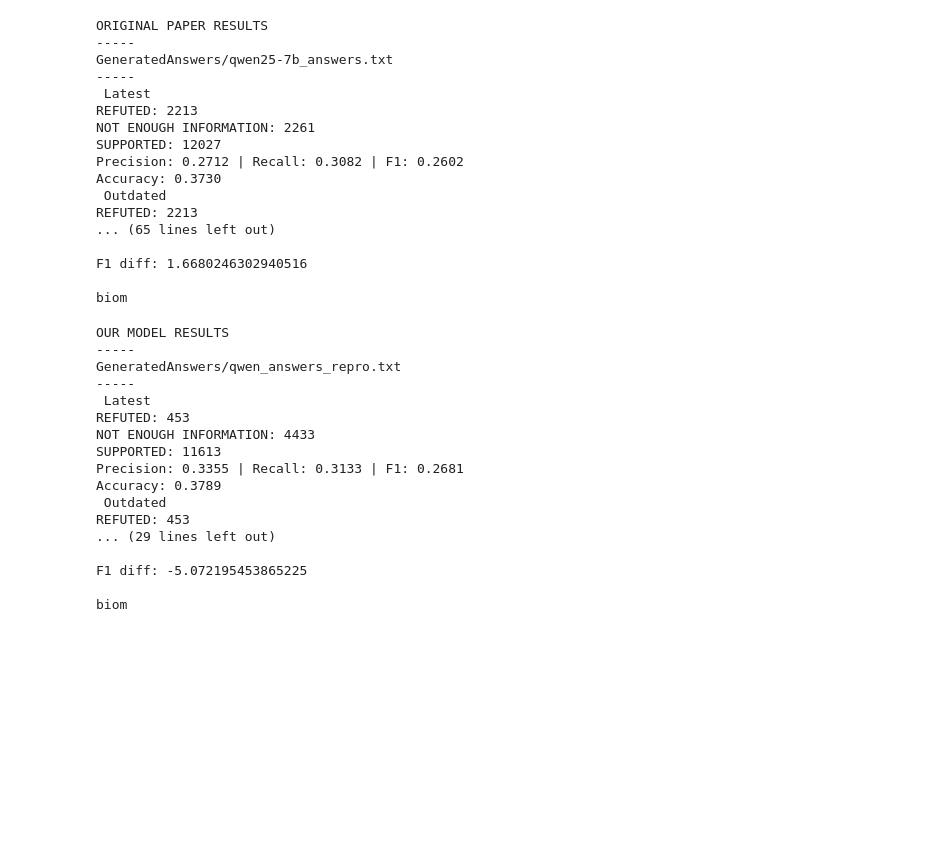
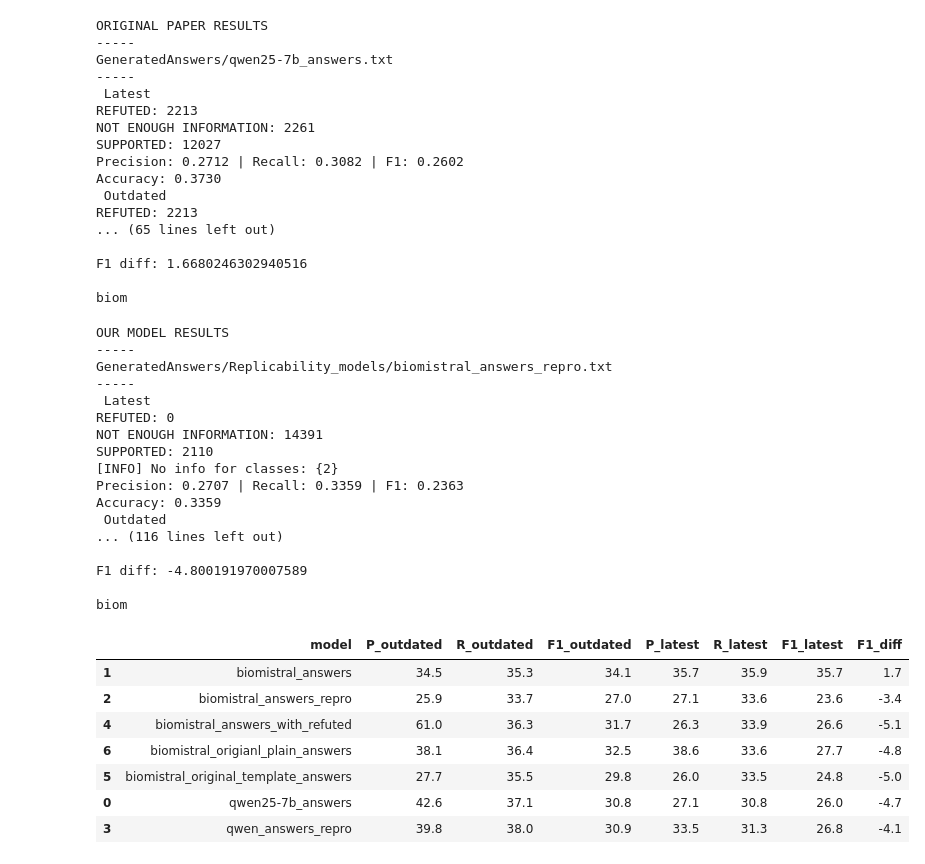
Before and after one commit to MiriamEspinosa/Reproducibility, a Jupyter notebook: Code/experiments_reproduce.ipynb, the cells around one changed output. Saved outputs shown, nothing was run; the diff lists cells and outputs as text; code cells hidden in the pictures; blank space fills up the shorter version.

```diff
--- a/Code/experiments_reproduce.ipynb
+++ b/Code/experiments_reproduce.ipynb
@@ -129,5 +127,5 @@ filenames_repro = ["GeneratedAnswers/"+f for f in filenames_repro]
 # %%
-filenames_repro.append("../HPC_results/biomistral_answers_with_refuted.txt")
+#filenames_repro.append("../HPC_results/biomistral_answers_with_refuted.txt")
 for file in filenames_repro:
     print(file)
 # %% [output]
@@ -339,45 +350,75 @@ biom
 # %%
 print('OUR MODEL RESULTS')
 for file in filenames_repro:
+    pat = re.compile(r'([^/\\]+)\.txt$', re.IGNORECASE)
+    name_re = pat.search(file).group(1)
     print('-----')
     print(file)
     print('-----')
     print(" Latest")
-    our_f1_latest = get_predictions_change_knowledge(file, label_type='NEWEST', old=False)
+    p_latest, r_latest, f1_latest = get_predictions_change_knowledge(file, label_type='NEWEST', old=False)
     print(" Outdated")
-    our_f1_outdated = get_predictions_change_knowledge(file, label_type='OUTDATED', old=False)
+    p_outdated, r_outdated, f1_outdated = get_predictions_change_knowledge(file, label_type='OUTDATED', old=False)
     print('')
-    print(f"F1 diff: {(our_f1_latest - our_f1_outdated)*100}")
+    f1_diff = (f1_latest - f1_outdated)*100
+    print(f"F1 diff: {f1_diff}")
     print('')
 
-    our_diff = (our_f1_latest - our_f1_outdated) * 100
+    df.loc[len(df)] = {
+        'model':      name_re,
+        'P_outdated': round(p_outdated * 100, 1),
+        'R_outdated': round(r_outdated * 100, 1),
+        'F1_outdated': round(f1_outdated * 100, 1),
+        'P_latest':   round(p_latest * 100, 1),
+        'R_latest':   round(r_latest * 100, 1),
+        'F1_latest':  round(f1_latest * 100, 1),
+        'F1_diff':    round(f1_diff, 1)
+    }
+
+
+
+
+    our_diff = f1_diff
+
 
     print( file.split("/")[-1][:4])
     # find matching original row (same file)
     for row in summary_rows:
         if row["file"] == file.split("/")[-1][:4]:
-            row["our_latest"] = round(our_f1_latest*100,1)
-            row["our_outdated"] = round(our_f1_outdated*100,1)
+            row["our_latest"] = round(f1_latest*100,1)
+            row["our_outdated"] = round(f1_outdated*100,1)
             row["our_diff"] = round(our_diff,1)
             break
 # %% [output]
 OUR MODEL RESULTS
 -----
-GeneratedAnswers/qwen_answers_repro.txt
+GeneratedAnswers/Replicability_models/biomistral_answers_repro.txt
 -----
  Latest
-REFUTED: 453
-NOT ENOUGH INFORMATION: 4433
-SUPPORTED: 11613
-Precision: 0.3355 | Recall: 0.3133 | F1: 0.2681
-Accuracy: 0.3789
+REFUTED: 0
+NOT ENOUGH INFORMATION: 14391
+SUPPORTED: 2110
+[INFO] No info for classes: {2}
+Precision: 0.2707 | Recall: 0.3359 | F1: 0.2363
+Accuracy: 0.3359
  Outdated
-REFUTED: 453
-... (29 lines left out)
+... (116 lines left out)
 
-F1 diff: -5.072195453865225
+F1 diff: -4.800191970007589
 
 biom
+# %%
+df = df.sort_values(by='model')
+df
+# %% [output]
+|  | model | P_outdated | R_outdated | F1_outdated | P_latest | R_latest | F1_latest | F1_diff |
+| 1 | biomistral_answers | 34.5 | 35.3 | 34.1 | 35.7 | 35.9 | 35.7 | 1.7 |
+| 2 | biomistral_answers_repro | 25.9 | 33.7 | 27.0 | 27.1 | 33.6 | 23.6 | -3.4 |
+| 4 | biomistral_answers_with_refuted | 61.0 | 36.3 | 31.7 | 26.3 | 33.9 | 26.6 | -5.1 |
+| 6 | biomistral_origianl_plain_answers | 38.1 | 36.4 | 32.5 | 38.6 | 33.6 | 27.7 | -4.8 |
+| 5 | biomistral_original_template_answers | 27.7 | 35.5 | 29.8 | 26.0 | 33.5 | 24.8 | -5.0 |
+| 0 | qwen25-7b_answers | 42.6 | 37.1 | 30.8 | 27.1 | 30.8 | 26.0 | -4.7 |
+| 3 | qwen_answers_repro | 39.8 | 38.0 | 30.9 | 33.5 | 31.3 | 26.8 | -4.1 |
 # %%
 df_summary = pd.DataFrame(summary_rows)
 
```
Also changed, not shown: parts of 9 cells of this notebook, 5 other files.
